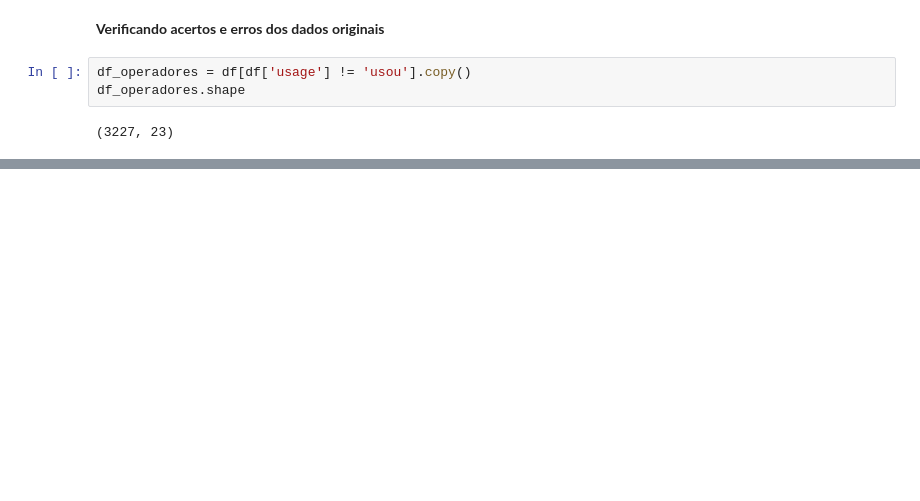
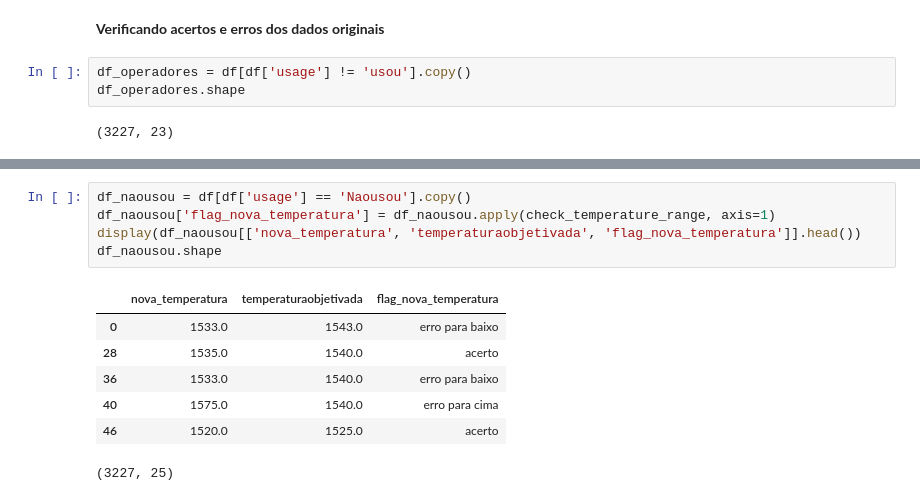
Before and after one commit to AlexiaOberdiek/Projeto-Evcomx, a Jupyter notebook: NotebookOrganizado.ipynb, the cells around one changed output, grey strips where cells are left out. Saved outputs shown, nothing was run; the diff lists cells and outputs as text; blank space fills up the shorter version.

```diff
--- a/NotebookOrganizado.ipynb
+++ b/NotebookOrganizado.ipynb
@@ -482,0 +496,13 @@ plt.show()
+# %%
+df_naousou = df[df['usage'] == 'Naousou'].copy()
+df_naousou['flag_nova_temperatura'] = df_naousou.apply(check_temperature_range, axis=1)
+display(df_naousou[['nova_temperatura', 'temperaturaobjetivada', 'flag_nova_temperatura']].head())
+df_naousou.shape
+# %% [output]
+|  | nova_temperatura | temperaturaobjetivada | flag_nova_temperatura |
+| 0 | 1533.0 | 1543.0 | erro para baixo |
+| 28 | 1535.0 | 1540.0 | acerto |
+| 36 | 1533.0 | 1540.0 | erro para baixo |
+| 40 | 1575.0 | 1540.0 | erro para cima |
+| 46 | 1520.0 | 1525.0 | acerto |
+(3227, 25)
```
Also changed, not shown: parts of 13 cells of this notebook.
